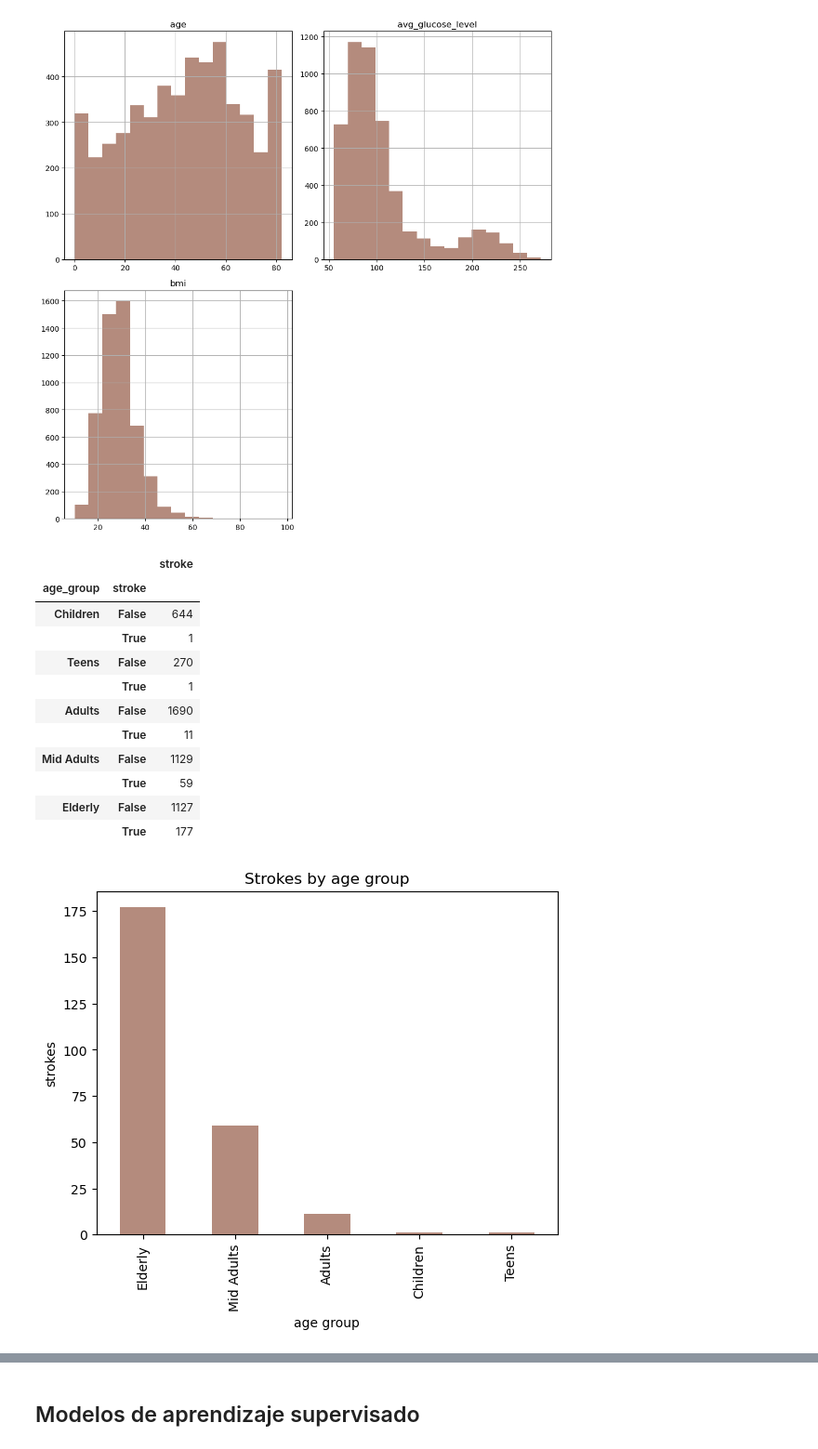
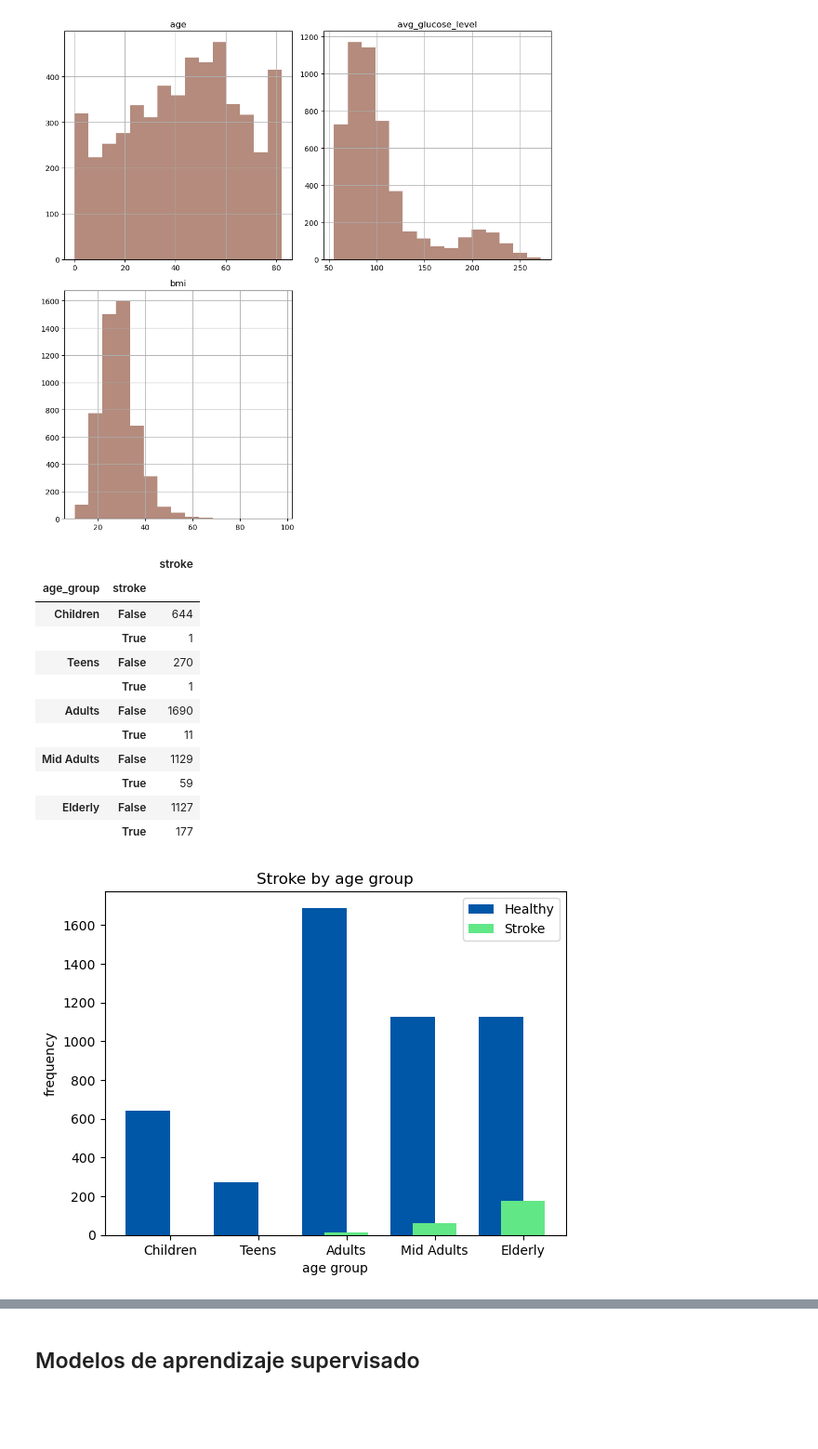
Before and after one commit to Sarahdrdo/Equipo3_AgentesInteligentes_Reto, a Jupyter notebook: Equipo3_Reto_AgentesInteligentes.ipynb, the cells around one changed output, grey strips where cells are left out. Shown at 93% size. Saved outputs shown, nothing was run; the diff lists cells and outputs as text; code cells hidden in the pictures; blank space fills up the shorter version.

```diff
--- a/Equipo3_Reto_AgentesInteligentes.ipynb
+++ b/Equipo3_Reto_AgentesInteligentes.ipynb
@@ -312,29 +314,44 @@ plt.tight_layout()
 # %%
 # Análisis de edad
 
 grouped_age = pd.DataFrame(datos.groupby(["age_group"])["stroke"].value_counts())
 display(grouped_age)
 
-stroke_age = datos[datos['stroke'] == 1].age_group.value_counts()
-healthy_age = datos[datos['stroke'] == 0].age_group.value_counts()
+stroke_age = datos[datos['stroke'] == 1].age_group.value_counts().sort_index(ascending=True)
+healthy_age = datos[datos['stroke'] == 0].age_group.value_counts().sort_index(ascending=True)
 
-stroke_age.plot(kind='bar', xlabel="age group", ylabel='strokes', color="#B48B7D")
-plt.title("Strokes by age group")
+labels=[" "]+list(stroke_age.index.categories)
+
+
+x = np.arange(len(stroke_age.values))
+width = 0.5
+
+
+fig, ax = plt.subplots()
+ax.bar(x-width/2, healthy_age.values, width, label="Healthy", color="#0057A7")
+ax.bar(x, stroke_age.values, width, label="Stroke", color="#61E786")
+
+
+ax.set_title("Stroke by age group")
+ax.set_ylabel("frequency")
+ax.set_xlabel("age group")
+ax.set_xticklabels(labels)
+plt.legend()
 plt.show()
 # %% [output]
 |  |  | stroke |
 | age_group | stroke |  |
 | Children | False | 644 |
 |  | True | 1 |
 | Teens | False | 270 |
 |  | True | 1 |
 | Adults | False | 1690 |
 |  | True | 11 |
 | Mid Adults | False | 1129 |
 |  | True | 59 |
 | Elderly | False | 1127 |
 |  | True | 177 |
-[figure, old version]
+[figure, new version]
 # %%
 # Boxplots
 cuantitativas = ["age", "avg_glucose_level", "bmi"]
```
Also changed, not shown: parts of 2 cells of this notebook.
